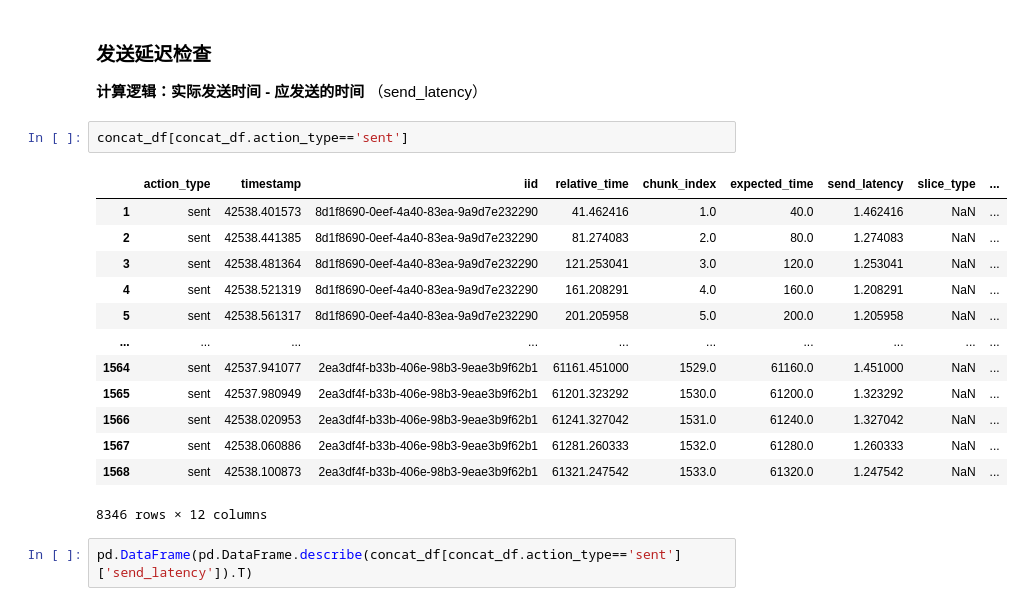
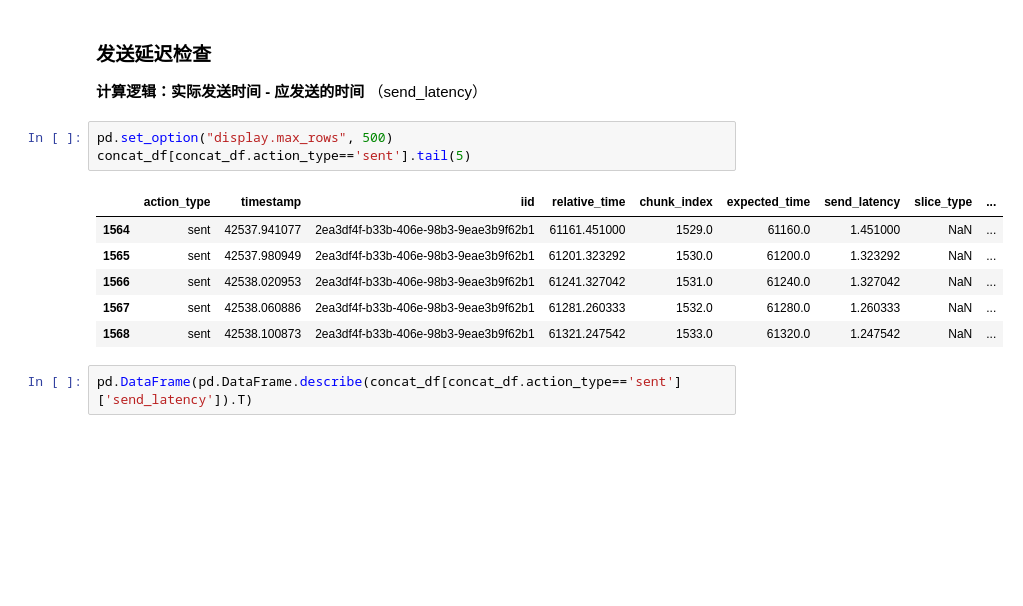
Before and after one commit to Kira1108/audio_latency_summary, a Jupyter notebook: report.ipynb, the cells around one changed output. Cells and saved outputs as stored; diff of their text form; blank space fills up the shorter version.

```diff
--- a/report.ipynb
+++ b/report.ipynb
@@ -77,21 +77,15 @@ log_summary
 ### 发送延迟检查
 **计算逻辑：实际发送时间 - 应发送的时间** （send_latency）
 # %%
-concat_df[concat_df.action_type=='sent']
+pd.set_option("display.max_rows", 500)
+concat_df[concat_df.action_type=='sent'].tail(5)
 # %% [output]
 |  | action_type | timestamp | iid | relative_time | chunk_index | expected_time | send_latency | slice_type | ... |
-| 1 | sent | 42538.401573 | 8d1f8690-0eef-4a40-83ea-9a9d7e232290 | 41.462416 | 1.0 | 40.0 | 1.462416 | NaN | ... |
-| 2 | sent | 42538.441385 | 8d1f8690-0eef-4a40-83ea-9a9d7e232290 | 81.274083 | 2.0 | 80.0 | 1.274083 | NaN | ... |
-| 3 | sent | 42538.481364 | 8d1f8690-0eef-4a40-83ea-9a9d7e232290 | 121.253041 | 3.0 | 120.0 | 1.253041 | NaN | ... |
-| 4 | sent | 42538.521319 | 8d1f8690-0eef-4a40-83ea-9a9d7e232290 | 161.208291 | 4.0 | 160.0 | 1.208291 | NaN | ... |
-| 5 | sent | 42538.561317 | 8d1f8690-0eef-4a40-83ea-9a9d7e232290 | 201.205958 | 5.0 | 200.0 | 1.205958 | NaN | ... |
-| ... | ... | ... | ... | ... | ... | ... | ... | ... | ... |
 | 1564 | sent | 42537.941077 | 2ea3df4f-b33b-406e-98b3-9eae3b9f62b1 | 61161.451000 | 1529.0 | 61160.0 | 1.451000 | NaN | ... |
 | 1565 | sent | 42537.980949 | 2ea3df4f-b33b-406e-98b3-9eae3b9f62b1 | 61201.323292 | 1530.0 | 61200.0 | 1.323292 | NaN | ... |
 | 1566 | sent | 42538.020953 | 2ea3df4f-b33b-406e-98b3-9eae3b9f62b1 | 61241.327042 | 1531.0 | 61240.0 | 1.327042 | NaN | ... |
 | 1567 | sent | 42538.060886 | 2ea3df4f-b33b-406e-98b3-9eae3b9f62b1 | 61281.260333 | 1532.0 | 61280.0 | 1.260333 | NaN | ... |
 | 1568 | sent | 42538.100873 | 2ea3df4f-b33b-406e-98b3-9eae3b9f62b1 | 61321.247542 | 1533.0 | 61320.0 | 1.247542 | NaN | ... |
-8346 rows × 12 columns
 # %%
 pd.DataFrame(pd.DataFrame.describe(concat_df[concat_df.action_type=='sent']['send_latency']).T)
 # %% [output]
```
Also changed, not shown: parts of 5 cells of this notebook, 1 other file.
